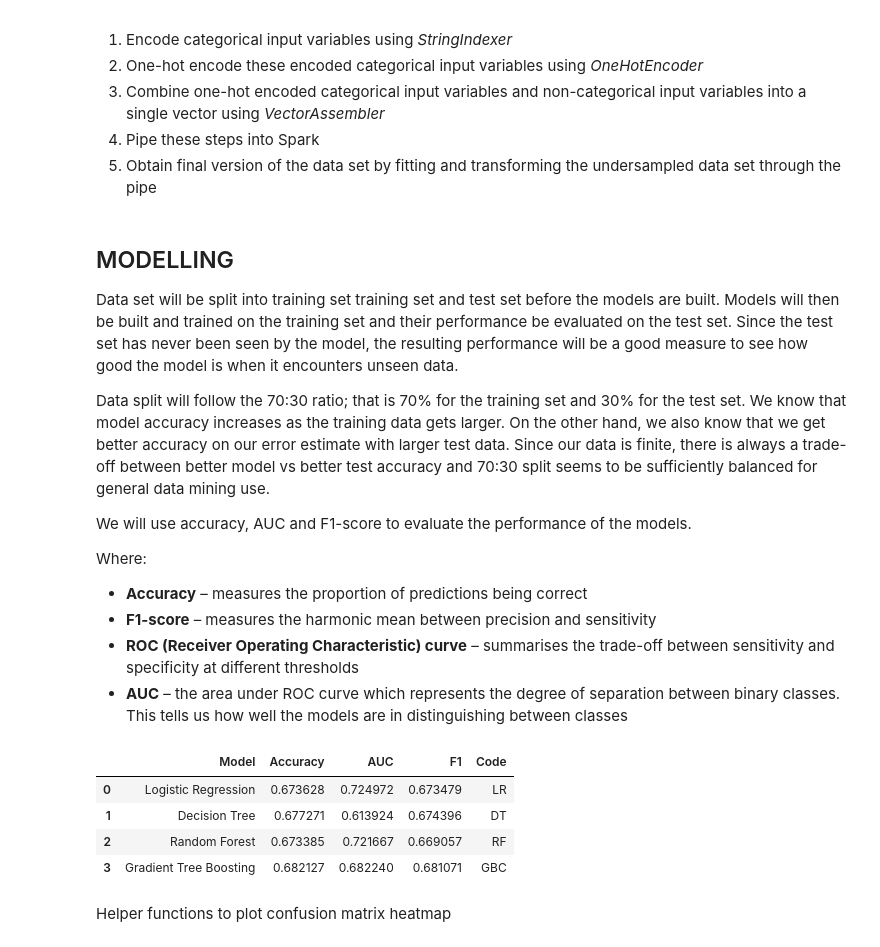
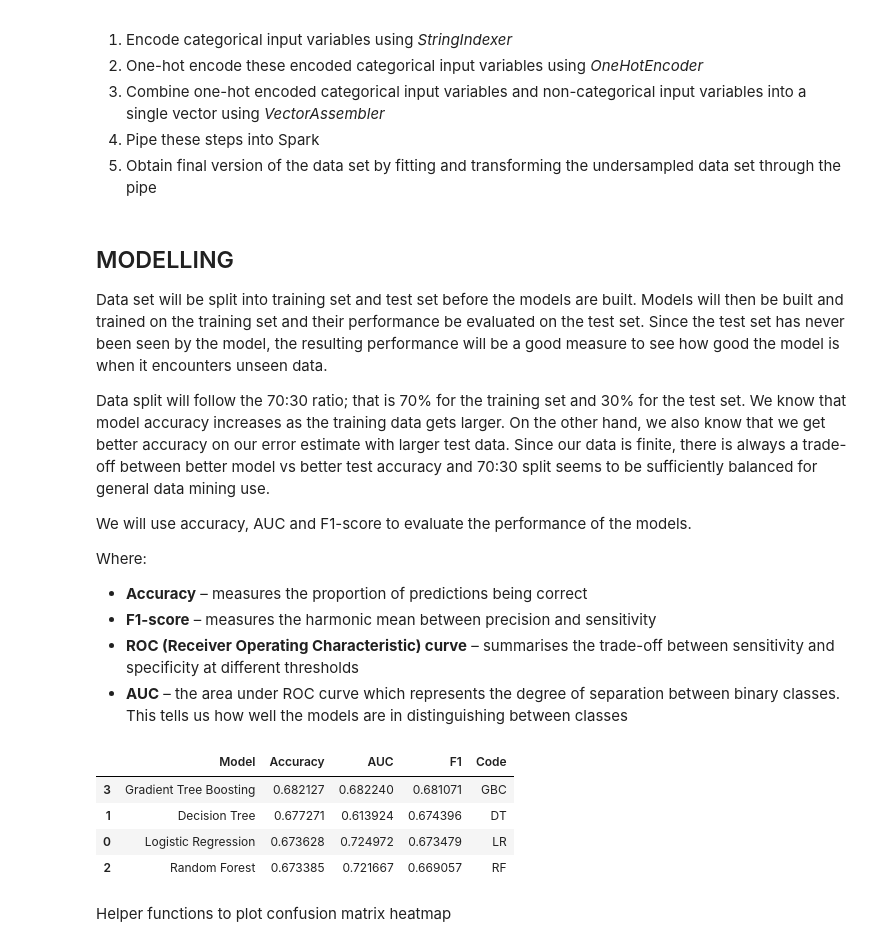
Before and after one commit to adjo446/BDAS-Iteration04, a Jupyter notebook: crash.ipynb, the cells around one changed output. Cells and saved outputs as stored; diff of their text form; code cells hidden in the pictures.

Commit message:
Model refinement iteration

```diff
--- a/crash.ipynb
+++ b/crash.ipynb
@@ -530,7 +530,7 @@ pipe = Pipeline(stages = strIdx + oneHot + [assembler])
 final_data = pipe.fit(undersampled_data).transform(undersampled_data).select(["features", "FATAL_OR_SERIOUS"])
 # %% [markdown]
 ## MODELLING
-Data set will be split into training set training set and test set before the models are built. Models will then be built and trained on the training set and their performance be evaluated on the test set. Since the test set has never been seen by the model, the resulting performance will be a good measure to see how good the model is when it encounters unseen data.
+Data set will be split into training set and test set before the models are built. Models will then be built and trained on the training set and their performance be evaluated on the test set. Since the test set has never been seen by the model, the resulting performance will be a good measure to see how good the model is when it encounters unseen data.
 
 Data split will follow the 70:30 ratio; that is 70% for the training set and 30% for the test set. We know that model accuracy increases as the training data gets larger. On the other hand, we also know that we get better accuracy on our error estimate with larger test data. Since our data is finite, there is always a trade-off between better model vs better test accuracy and 70:30 split seems to be sufficiently balanced for general data mining use.
 
@@ -635,38 +635,38 @@ model_metrics = model_metrics.append(
 
 # Random Forest
 model_metrics = model_metrics.append(
     {
         "Model" : "Random Forest",
         "Code" : "RF",
         "Accuracy" : multi_eval_acc.evaluate(RF_pred),
         "AUC" : binary_eval.evaluate(RF_pred),
         "F1" : multi_eval_f1.evaluate(RF_pred)
     },
     ignore_index = True
 )
 
 # Binary evaluator for Gradient Boost Tree as it does not have rawPrediction column
 binary_eval_gbc = BinaryClassificationEvaluator(labelCol = "FATAL_OR_SERIOUS", rawPredictionCol = 'prediction')
 
 # Gradient Boost Tree
 model_metrics = model_metrics.append(
     {
         "Model" : "Gradient Tree Boosting",
         "Code" : "GBC",
         "Accuracy" : multi_eval_acc.evaluate(GBC_pred),
         "AUC" : binary_eval_gbc.evaluate(GBC_pred),
         "F1" : multi_eval_f1.evaluate(GBC_pred)
     },
     ignore_index = True
 )
 
-model_metrics
+model_metrics.sort_values("Accuracy", ascending = False)
 # %% [output]
 |  | Model | Accuracy | AUC | F1 | Code |
+| 3 | Gradient Tree Boosting | 0.682127 | 0.682240 | 0.681071 | GBC |
+| 1 | Decision Tree | 0.677271 | 0.613924 | 0.674396 | DT |
 | 0 | Logistic Regression | 0.673628 | 0.724972 | 0.673479 | LR |
-| 1 | Decision Tree | 0.677271 | 0.613924 | 0.674396 | DT |
 | 2 | Random Forest | 0.673385 | 0.721667 | 0.669057 | RF |
-| 3 | Gradient Tree Boosting | 0.682127 | 0.682240 | 0.681071 | GBC |
 # %% [markdown]
 Helper functions to plot confusion matrix heatmap
 # %%
```
Also changed, not shown: parts of 19 cells of this notebook.
